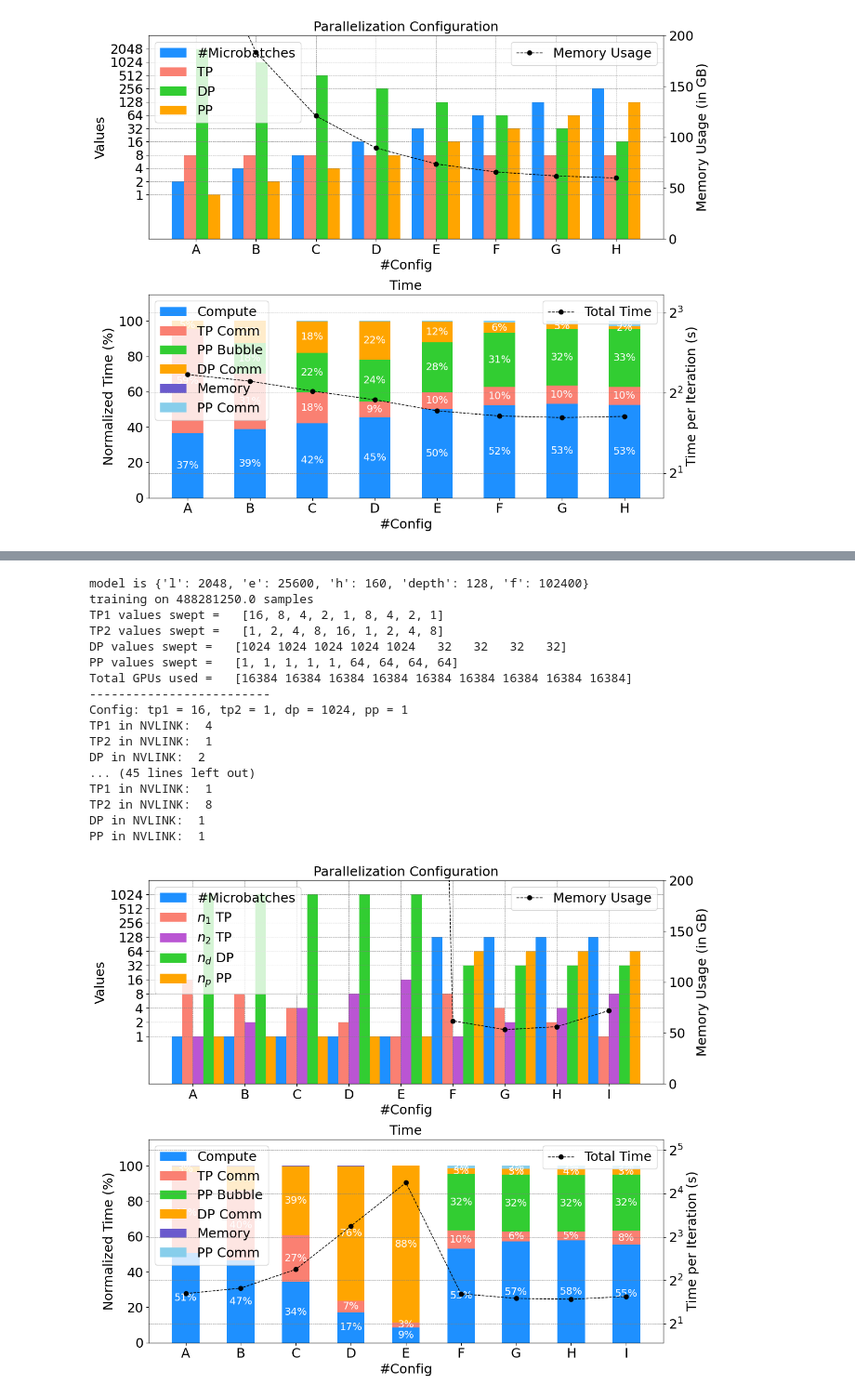
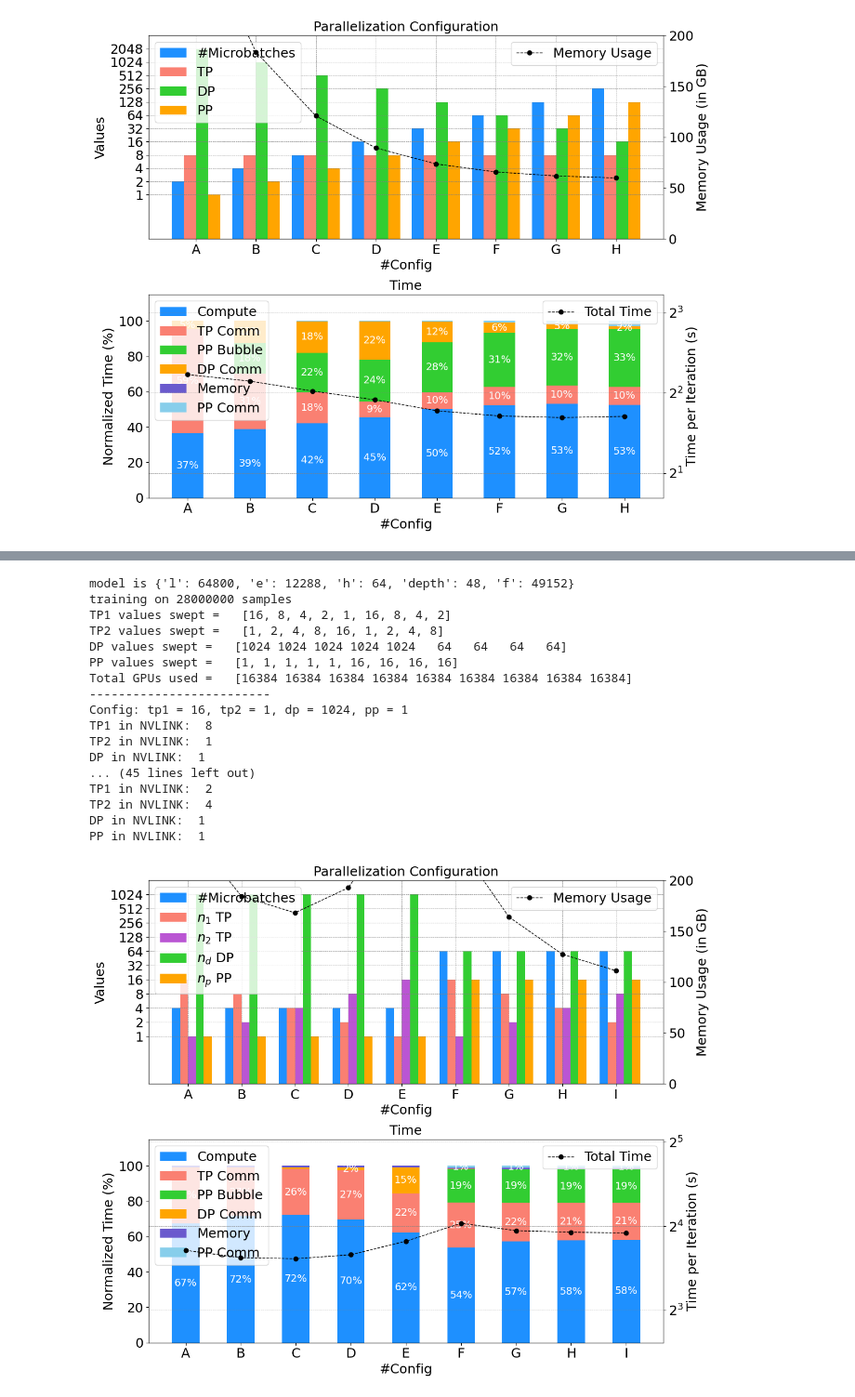
Before and after one commit to ShashankSubramanian/transformer-perf-estimates, a Jupyter notebook: plots/plots_sweep_parallel_configs.ipynb, the cells around one changed output, grey strips where cells are left out. Shown: that part at 93% size. Cells and saved outputs as stored; diff of their text form; code cells hidden in the pictures.

```diff
--- a/plots/plots_sweep_parallel_configs.ipynb
+++ b/plots/plots_sweep_parallel_configs.ipynb
@@ -355,7 +355,7 @@ PP in NVLINK:  1
 
 ''' choose the transformer architecture hyperparameters  '''
 parallel_strat = '2d-seqp' # FIXED
-model_str = 'gpt3_1T'  # what model? choose from models.py (gpt3_1T, vit_era5)
+model_str = 'vit_era5'  # what model? choose from models.py (gpt3_1T, vit_era5)
 model = models.models[model_str]
 # set model hyperparams
 l = model['l']
@@ -400,13 +400,14 @@ n_values = np.arange(0,N)
 # for GPT3-1T, for example, with 160 heads, TP could at most be 32 to evenly divide the heads
 # make sure that DP cannot be greater than global batch size
 
-tp1_values   = [16,8,4,2,1,8,4,2,1]
-tp2_values   = [1,2,4,8,16,1,2,4,8]
-tp_values    = np.array(tp1_values) * np.array(tp2_values)
-pp_values    = [1]*5 + [64]*4
-dp_values    = (total_gpus / (pp_values * tp_values)).astype(int)
-m_values     = global_batch_size//(dp_values)
-m_values[5:] = [1,1,1,1]
+tp1_values =  [16,8,4,2,1,16,8,4,2]
+tp2_values = [1,2,4,8,16,1,2,4,8]
+tp_values = np.array(tp1_values) * np.array(tp2_values)
+pp_values = [1,1,1,1,1,16,16,16,16]
+dp_values = (total_gpus / (pp_values * tp_values)).astype(int)
+m_values = [1] * N
+
+
 
 print('TP1 values swept =  ', tp1_values)
 print('TP2 values swept =  ', tp2_values)
@@ -474,40 +475,40 @@ for mbs,tp1,tp2,pp,dp in zip(m_values,tp1_values,tp2_values,pp_values,dp_values)
     time_part4.append(stats['t_dp_comm'])
     time_part5.append(stats['t_mem'])
     time_part6.append(stats['t_pp_comm'])
     nm_values.append(nm)
 
 
 m_values = nm_values # swap to #microbatches
 time_part1 = np.array(time_part1)
 time_part2 = np.array(time_part2)
 time_part3 = np.array(time_part3)
 time_part4 = np.array(time_part4)
 time_part5 = np.array(time_part5)
 time_part6 = np.array(time_part6)
 time_total = time_part1 + time_part2 + time_part3 + time_part4 + time_part5 + time_part6
 # normalize the time parts
 time_parts = np.array([time_part1, time_part2, time_part3, time_part4, time_part5, time_part6])
 time_parts_normalized = time_parts / time_total[:, np.newaxis].T * 100
 
 plot = plot_configs(n_values, time_total, time_parts_normalized,
                  mem_values, m_values, tp_values, dp_values, pp_values, tp1_values, tp2_values, use_log_scale=False)
 # plot.savefig('../outputs/rationale_{}_{}_{}.pdf'.format(parallel_strat, model_str, sys_str), dpi=400)
 # %% [output]
-model is {'l': 2048, 'e': 25600, 'h': 160, 'depth': 128, 'f': 102400}
-training on 488281250.0 samples
-TP1 values swept =   [16, 8, 4, 2, 1, 8, 4, 2, 1]
+model is {'l': 64800, 'e': 12288, 'h': 64, 'depth': 48, 'f': 49152}
+training on 28000000 samples
+TP1 values swept =   [16, 8, 4, 2, 1, 16, 8, 4, 2]
 TP2 values swept =   [1, 2, 4, 8, 16, 1, 2, 4, 8]
-DP values swept =   [1024 1024 1024 1024 1024   32   32   32   32]
-PP values swept =   [1, 1, 1, 1, 1, 64, 64, 64, 64]
+DP values swept =   [1024 1024 1024 1024 1024   64   64   64   64]
+PP values swept =   [1, 1, 1, 1, 1, 16, 16, 16, 16]
 Total GPUs used =   [16384 16384 16384 16384 16384 16384 16384 16384 16384]
 -------------------------
 Config: tp1 = 16, tp2 = 1, dp = 1024, pp = 1
-TP1 in NVLINK:  4
+TP1 in NVLINK:  8
 TP2 in NVLINK:  1
-DP in NVLINK:  2
+DP in NVLINK:  1
 ... (45 lines left out)
-TP1 in NVLINK:  1
-TP2 in NVLINK:  8
+TP1 in NVLINK:  2
+TP2 in NVLINK:  4
 DP in NVLINK:  1
 PP in NVLINK:  1
-[figure, old version]
+[figure, new version]
```
Also changed, not shown: parts of 1 cell of this notebook, 9 other files.
